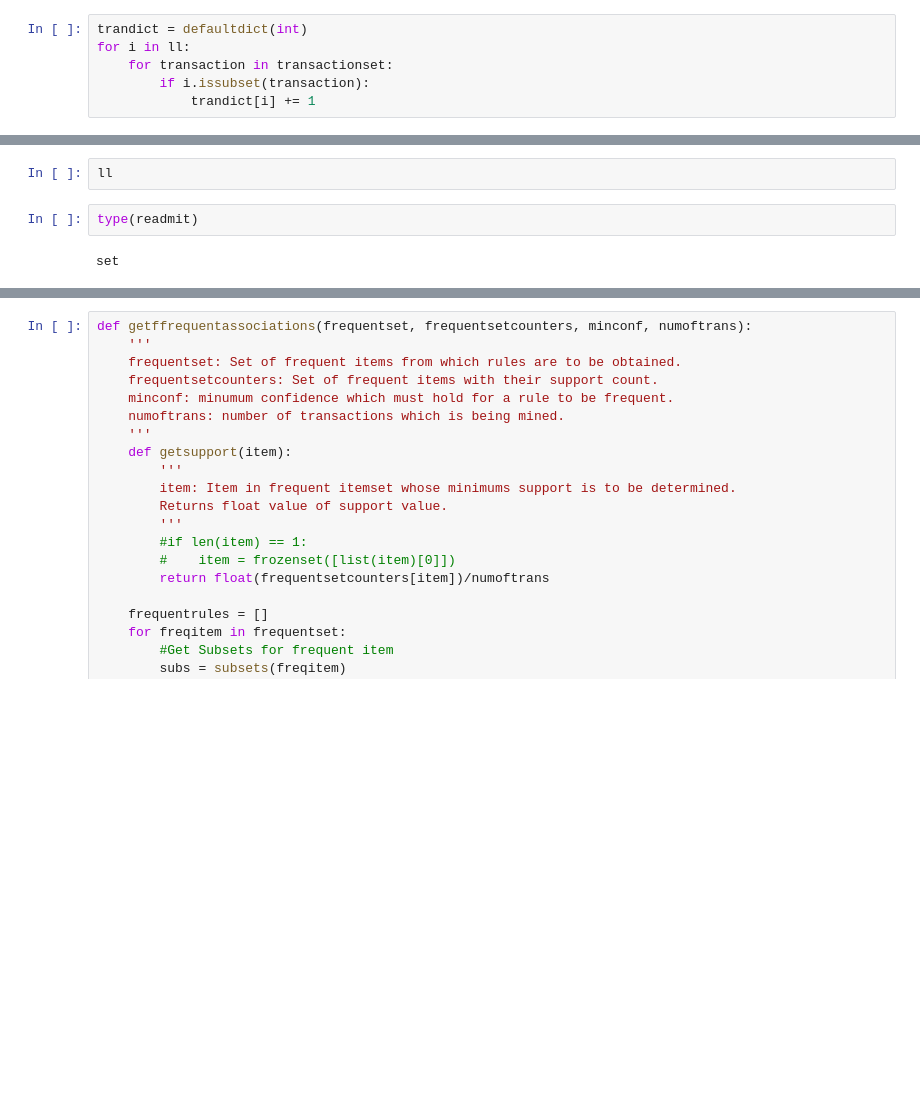
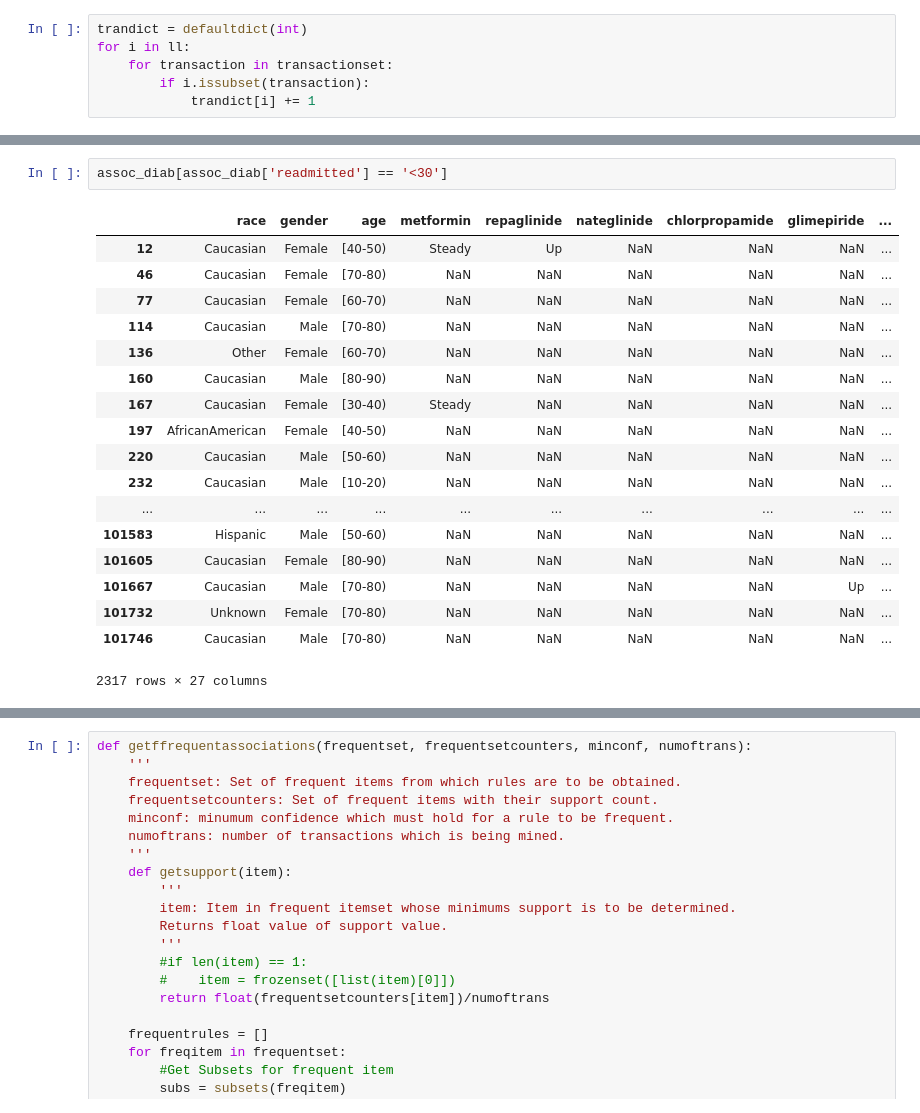
Before and after one commit to JudeOgbuibe/Data-Mining-Final-Project, a Jupyter notebook: dataset_diabetes/Pattern Mining Approach.ipynb, the cells around one changed output, grey strips where cells are left out. Saved outputs shown, nothing was run; the diff lists cells and outputs as text; blank space fills up the shorter version.

```diff
--- a/dataset_diabetes/Pattern Mining Approach.ipynb
+++ b/dataset_diabetes/Pattern Mining Approach.ipynb
@@ -994,6 +993,21 @@ ll = ll +(subsets(frozenset({'gender - Female',
-# %%
-ll
-# %%
-type(readmit)
-# %% [output]
-set
+# %%
+assoc_diab[assoc_diab['readmitted'] == '<30']
+# %% [output]
+|  | race | gender | age | metformin | repaglinide | nateglinide | chlorpropamide | glimepiride | ... |
+| 12 | Caucasian | Female | [40-50) | Steady | Up | NaN | NaN | NaN | ... |
+| 46 | Caucasian | Female | [70-80) | NaN | NaN | NaN | NaN | NaN | ... |
+| 77 | Caucasian | Female | [60-70) | NaN | NaN | NaN | NaN | NaN | ... |
+| 114 | Caucasian | Male | [70-80) | NaN | NaN | NaN | NaN | NaN | ... |
+| 136 | Other | Female | [60-70) | NaN | NaN | NaN | NaN | NaN | ... |
+| 160 | Caucasian | Male | [80-90) | NaN | NaN | NaN | NaN | NaN | ... |
+| 167 | Caucasian | Female | [30-40) | Steady | NaN | NaN | NaN | NaN | ... |
+| 197 | AfricanAmerican | Female | [40-50) | NaN | NaN | NaN | NaN | NaN | ... |
+| 220 | Caucasian | Male | [50-60) | NaN | NaN | NaN | NaN | NaN | ... |
+| 232 | Caucasian | Male | [10-20) | NaN | NaN | NaN | NaN | NaN | ... |
+| ... | ... | ... | ... | ... | ... | ... | ... | ... | ... |
+| 101583 | Hispanic | Male | [50-60) | NaN | NaN | NaN | NaN | NaN | ... |
+| 101605 | Caucasian | Female | [80-90) | NaN | NaN | NaN | NaN | NaN | ... |
+| 101667 | Caucasian | Male | [70-80) | NaN | NaN | NaN | NaN | Up | ... |
+| 101732 | Unknown | Female | [70-80) | NaN | NaN | NaN | NaN | NaN | ... |
+| 101746 | Caucasian | Male | [70-80) | NaN | NaN | NaN | NaN | NaN | ... |
+2317 rows × 27 columns
```
Also changed, not shown: parts of 65 cells of this notebook, 3 other files.
